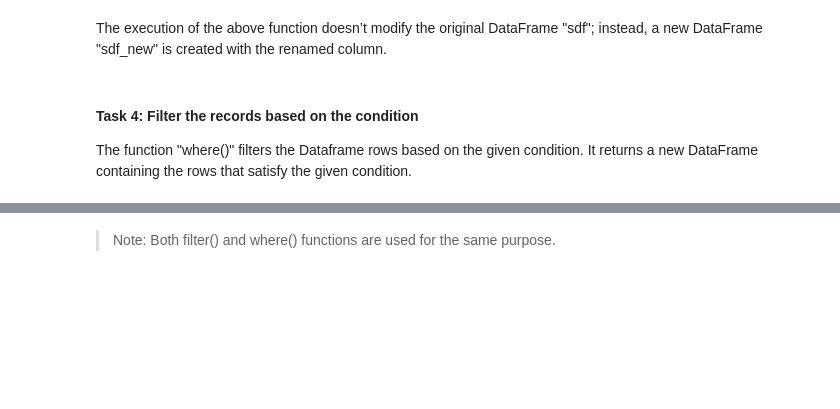
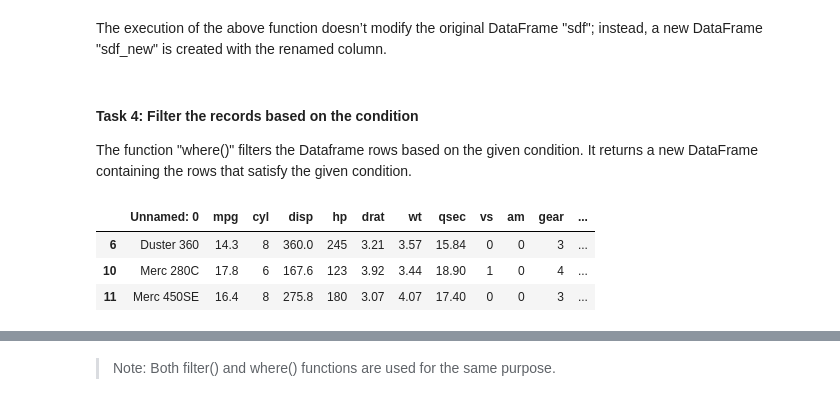
Before and after one commit to mekchou/DataAnalysisPractice, a Jupyter notebook: Big Data, Hadoop, and Spark Basics/SparkDataFrames.ipynb, the cells around one changed output, grey strips where cells are left out. Drawn from its saved outputs; the diff is of its cells as text; code cells hidden in the pictures; blank space fills up the shorter version.

```diff
--- a/Big Data, Hadoop, and Spark Basics/SparkDataFrames.ipynb
+++ b/Big Data, Hadoop, and Spark Basics/SparkDataFrames.ipynb
@@ -98,7 +113,8 @@ To create a Spark DataFrame we load an external DataFrame, called mtcars. This D
 #### Task 1: Loading data into a Pandas DataFrame
 # %%
 # Read the file using `read_csv` function in pandas
-df = pd.read_csv(r'V:\DataAnalysisPractice\data\mtcars.csv')
+# df = pd.read_csv(r'V:\DataAnalysisPractice\data\mtcars.csv')
+df = pd.read_csv('https://cf-courses-data.s3.us.cloud-object-storage.appdomain.cloud/IBM-BD0225EN-SkillsNetwork/labs/data/mtcars.csv')
 # %%
 # Preview a few records
 df.head()
@@ -304,5 +321,12 @@ The execution of the above function doesn’t modify the original DataFrame "sdf
 #### Task 4: Filter the records based on the condition
 
 The function "where()" filters the Dataframe rows based on the given condition. It returns a new DataFrame containing the rows that satisfy the given condition.
+# %%
+df[df["mpg"] < 18].head(3)
+# %% [output]
+|  | Unnamed: 0 | mpg | cyl | disp | hp | drat | wt | qsec | vs | am | gear | ... |
+| 6 | Duster 360 | 14.3 | 8 | 360.0 | 245 | 3.21 | 3.57 | 15.84 | 0 | 0 | 3 | ... |
+| 10 | Merc 280C | 17.8 | 6 | 167.6 | 123 | 3.92 | 3.44 | 18.90 | 1 | 0 | 4 | ... |
+| 11 | Merc 450SE | 16.4 | 8 | 275.8 | 180 | 3.07 | 4.07 | 17.40 | 0 | 0 | 3 | ... |
 # %%
 sdf.where(sdf['mpg'] < 18).show(3)
```
Also changed, not shown: parts of 29 cells of this notebook.
